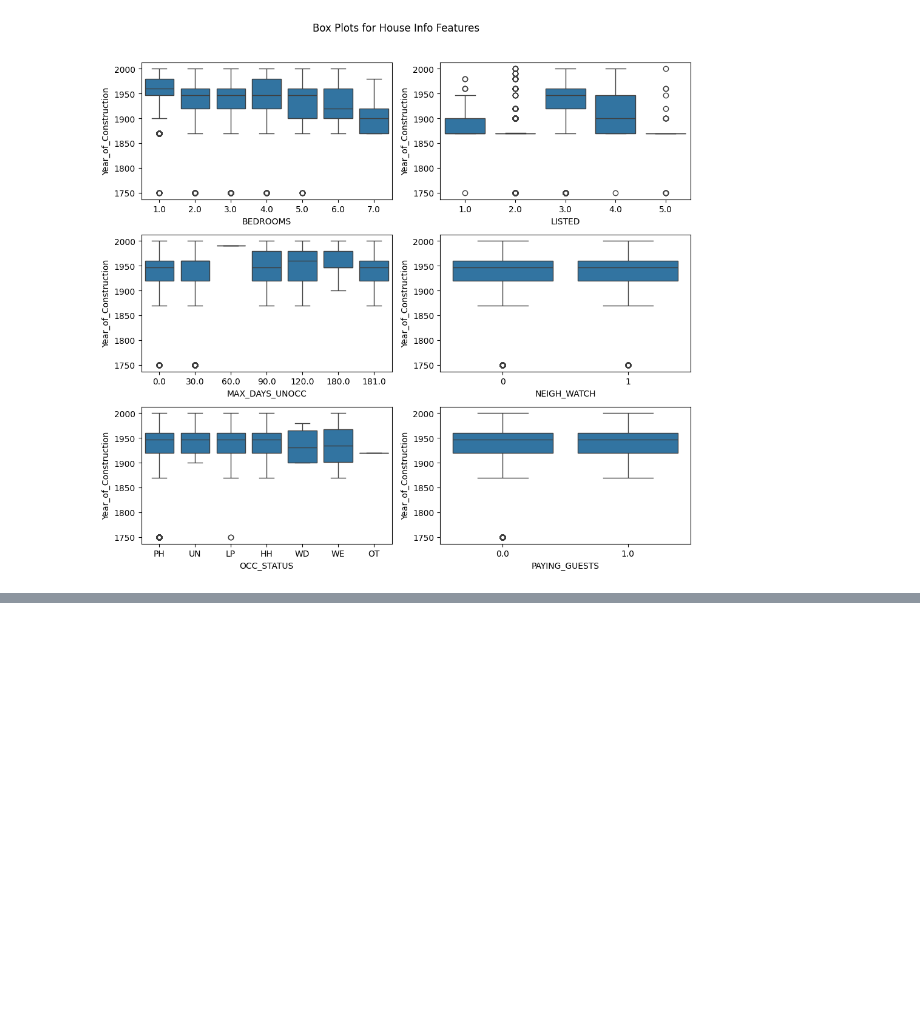
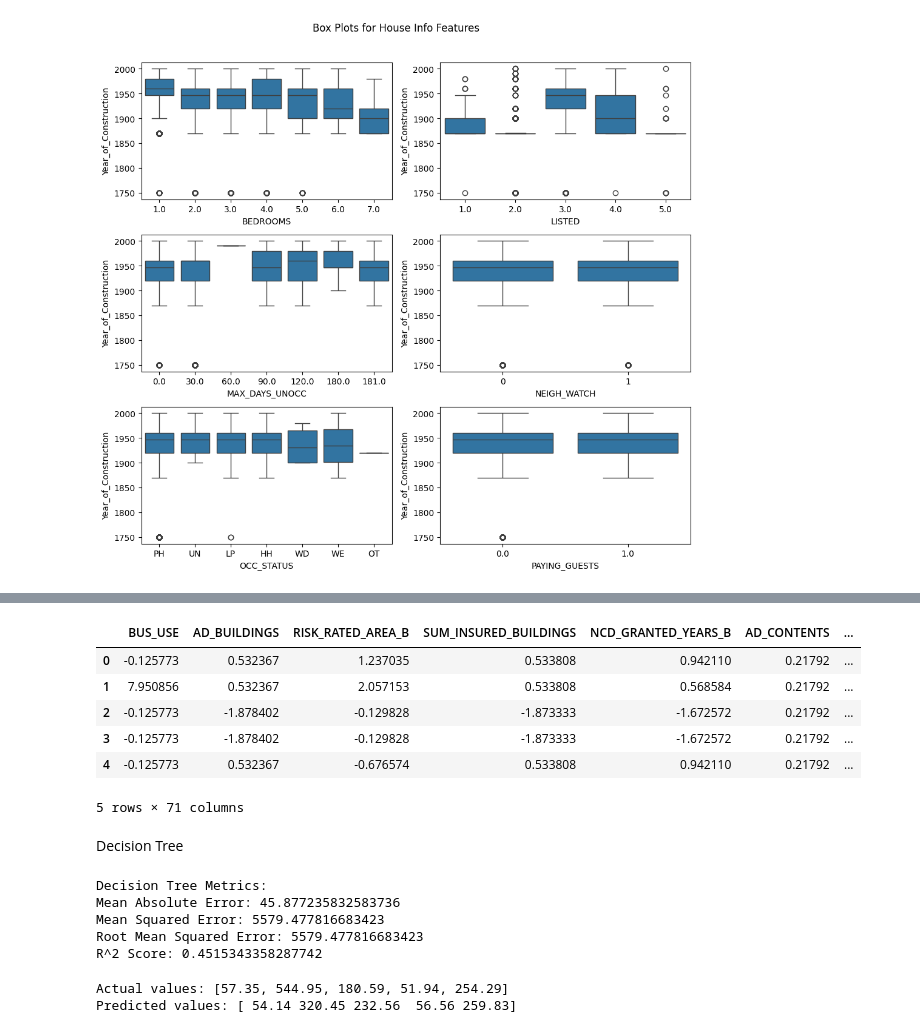
Before and after one commit to tajveer-31/Insurance_model, a Jupyter notebook: Property_insurance_premium.ipynb, the cells around one changed output, grey strips where cells are left out. Drawn from its saved outputs; the diff is of its cells as text; code cells hidden in the pictures; blank space fills up the shorter version.

```diff
--- a/Property_insurance_premium.ipynb
+++ b/Property_insurance_premium.ipynb
@@ -606,0 +636,13 @@ plt.show()
+# %%
+#Model Training
+x= df.iloc[:,2:].drop('ANNUAL_PREMIUM', axis=1)
+y= df['ANNUAL_PREMIUM']
+# %%
+#Encoding the Categorical Variables(One-Hot Encoding
+cols_to_encode = ['OCC_STATUS','P1_EMP_STATUS', 'P1_MAR_STATUS', 'P1_GENDER', 'PAYMENT_METHOD']
+
+# Perform one-hot encoding for each column
+for col in cols_to_encode:
+    dummies = pd.get_dummies(df[col], prefix=col)
+    x = x.drop(col, axis=1)
+    x = pd.concat([x, dummies], axis=1)
@@ -606,0 +669,16 @@ plt.show()
+# %%
+#Standardizing the Numerical features
+from sklearn.preprocessing import StandardScaler
+numerical_cols = x.select_dtypes(include = ['int64', 'float64']).columns
+scaler = StandardScaler()
+x[numerical_cols]= scaler.fit_transform(x[numerical_cols])
+# %%
+x.head()
+# %% [output]
+|  | BUS_USE | AD_BUILDINGS | RISK_RATED_AREA_B | SUM_INSURED_BUILDINGS | NCD_GRANTED_YEARS_B | AD_CONTENTS | ... |
+| 0 | -0.125773 | 0.532367 | 1.237035 | 0.533808 | 0.942110 | 0.21792 | ... |
+| 1 | 7.950856 | 0.532367 | 2.057153 | 0.533808 | 0.568584 | 0.21792 | ... |
+| 2 | -0.125773 | -1.878402 | -0.129828 | -1.873333 | -1.672572 | 0.21792 | ... |
+| 3 | -0.125773 | -1.878402 | -0.129828 | -1.873333 | -1.672572 | 0.21792 | ... |
+| 4 | -0.125773 | 0.532367 | -0.676574 | 0.533808 | 0.942110 | 0.21792 | ... |
+5 rows × 71 columns
@@ -606,0 +689,2 @@ plt.show()
+# %% [markdown]
+Decision Tree
@@ -606,0 +696,25 @@ plt.show()
+# %%
+# Evaluate the model
+from sklearn.metrics import mean_absolute_error, mean_squared_error, r2_score
+mae = mean_absolute_error(y_test, y_pred)
+mse = mean_squared_error(y_test, y_pred)
+rmse = mean_squared_error(y_test, y_pred)
+r2 = r2_score(y_test, y_pred)
+
+print("Decision Tree Metrics:")
+print("Mean Absolute Error:", mae)
+print("Mean Squared Error:", mse)
+print("Root Mean Squared Error:", rmse)
+print("R^2 Score:", r2)
+# %% [output]
+Decision Tree Metrics:
+Mean Absolute Error: 45.877235832583736
+Mean Squared Error: 5579.477816683423
+Root Mean Squared Error: 5579.477816683423
+R^2 Score: 0.4515343358287742
+# %%
+print("Actual values:", y_test.head().tolist())
+print("Predicted values:", y_pred[:5])
+# %% [output]
+Actual values: [57.35, 544.95, 180.59, 51.94, 254.29]
+Predicted values: [ 54.14 320.45 232.56  56.56 259.83]
```
Also changed, not shown: parts of 5 cells of this notebook.
